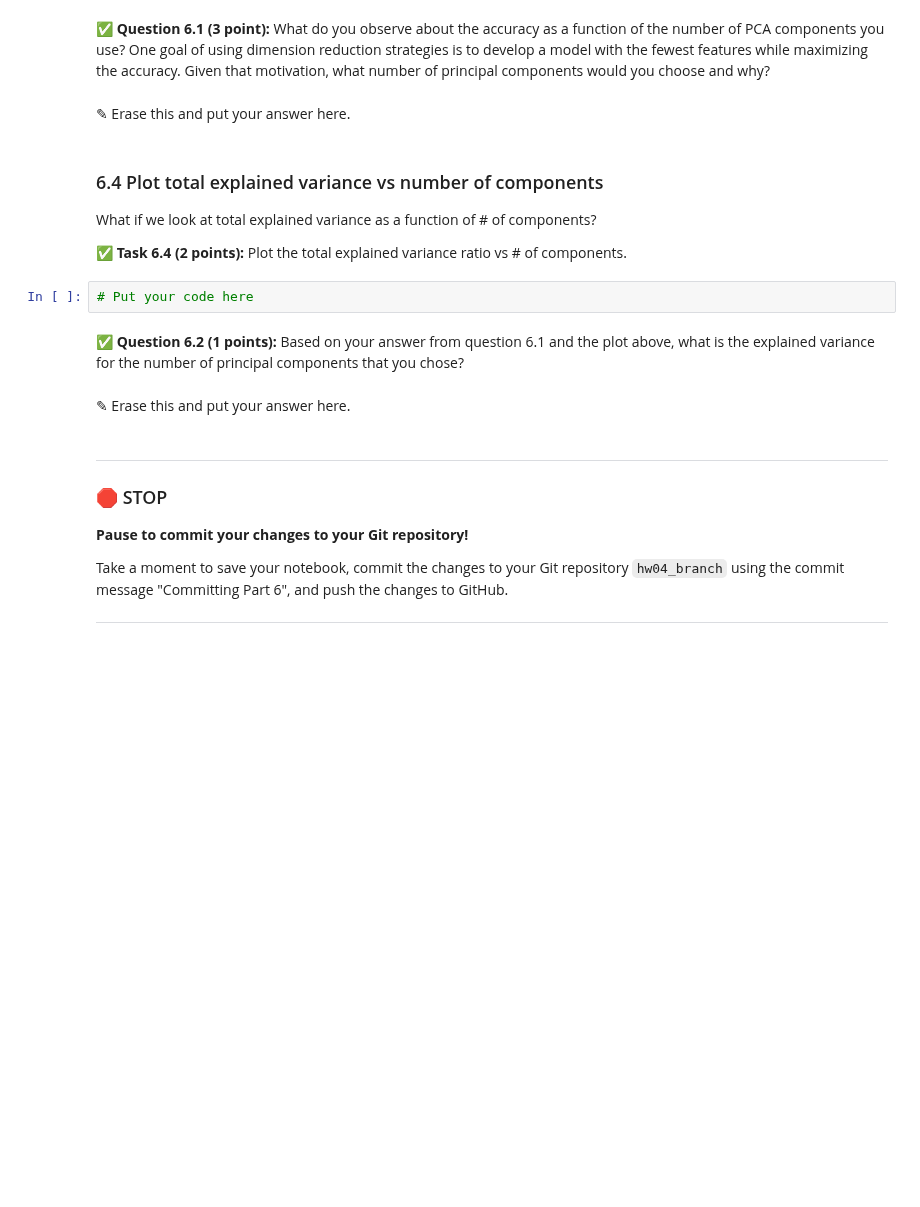
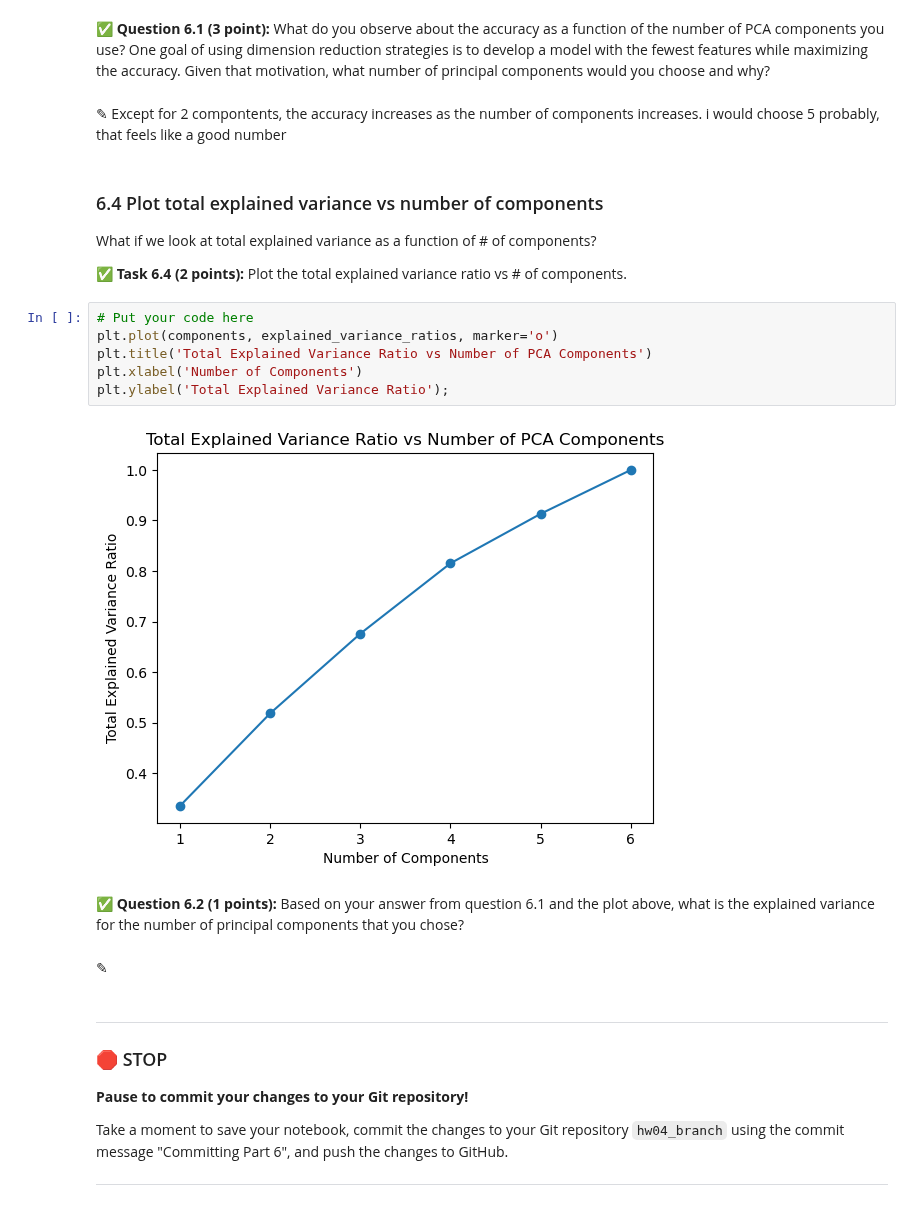
Before and after one commit to milneskylar/CMSE202-f23-turnin, a Jupyter notebook: hw-04/HW-04_PerceptronSVMandPCA-STUDENT (1).ipynb, the cells around one changed output. Cells and saved outputs as stored; diff of their text form; blank space fills up the shorter version.

```diff
--- a/hw-04/HW-04_PerceptronSVMandPCA-STUDENT (1).ipynb
+++ b/hw-04/HW-04_PerceptronSVMandPCA-STUDENT (1).ipynb
@@ -503,19 +560,25 @@ Now that we have those numbers, it makes sense to look at the accuracy vs # of c
 # %% [markdown]
 **&#9989; Question 6.1 (3 point):** What do you observe about the accuracy as a function of the number of PCA components you use? One goal of using dimension reduction strategies is to develop a model with the fewest features while maximizing the accuracy. Given that motivation, what number of principal components would you choose and why?
-# %% [markdown]
-<font size=+3>&#9998;</font> Erase this and put your answer here.
+# %% [markdown]
+<font size=+3>&#9998;</font> Except for 2 compontents, the accuracy increases as the number of components increases. i would choose 5 probably, that feels like a good number
 # %% [markdown]
 ### 6.4 Plot total explained variance vs number of components
 
 What if we look at total explained variance as a function of # of components?
 
 **&#9989; Task 6.4 (2 points):** Plot the total explained variance ratio vs # of components.
-# %%
-# Put your code here
+# %%
+# Put your code here
+plt.plot(components, explained_variance_ratios, marker='o')
+plt.title('Total Explained Variance Ratio vs Number of PCA Components')
+plt.xlabel('Number of Components')
+plt.ylabel('Total Explained Variance Ratio');
+# %% [output]
+[figure, added]
 # %% [markdown]
 **&#9989; Question 6.2 (1 points):** Based on your answer from question 6.1 and the plot above, what is the explained variance for the number of principal components that you chose?
 # %% [markdown]
-<font size=+3>&#9998;</font> Erase this and put your answer here.
+<font size=+3>&#9998;</font>
 # %% [markdown]
 ---
 ### &#128721; STOP
```
Also changed, not shown: parts of 7 cells of this notebook.
